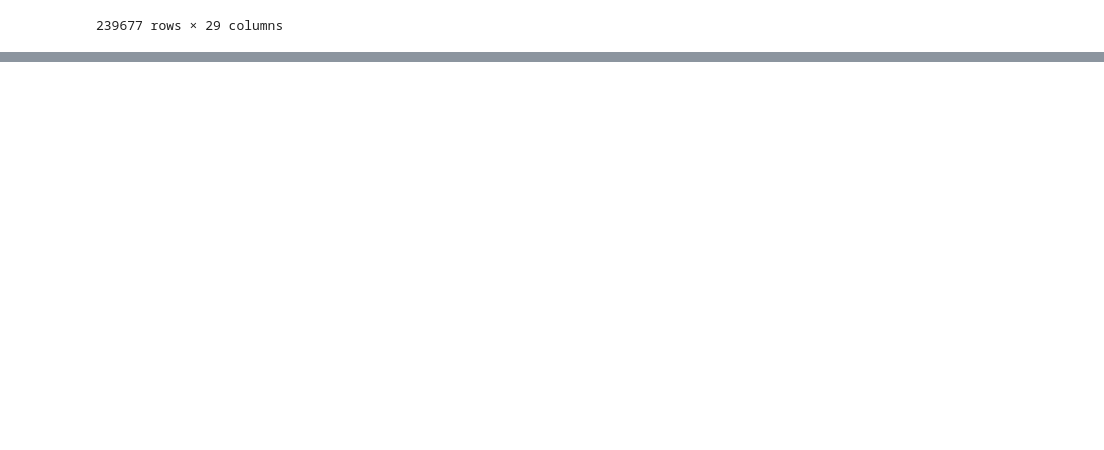
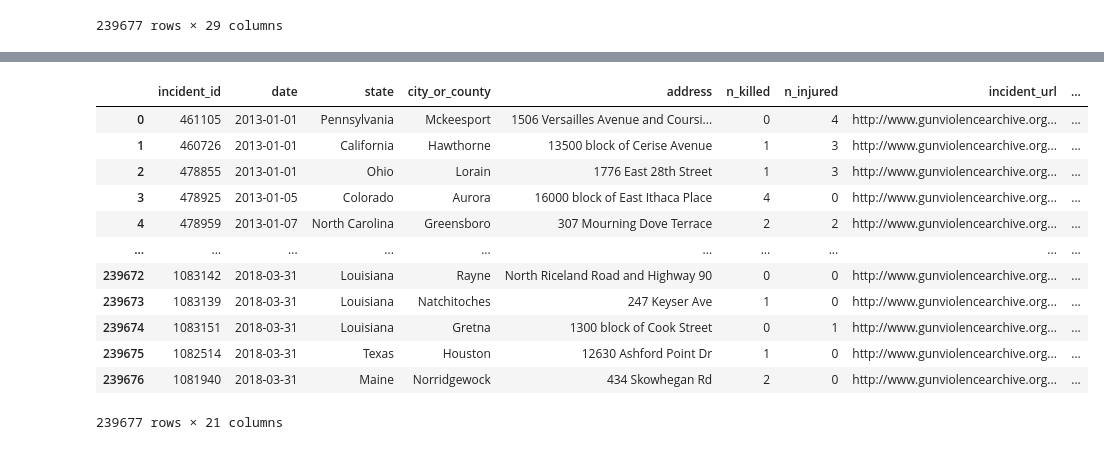
Before and after one commit to Will-Ma-02/will-ma-02.github.io, a Jupyter notebook: Final Project.ipynb, the cells around one changed output, grey strips where cells are left out. Drawn from its saved outputs; the diff is of its cells as text; code cells hidden in the pictures; blank space fills up the shorter version.

```diff
--- a/Final Project.ipynb
+++ b/Final Project.ipynb
@@ -35,0 +55,21 @@ data
+# %%
+columns_to_remove = ["source_url", "congressional_district", "location_description",
+"notes", "participant_name", "sources", "state_house_district", "state_senate_district"]
+
+for column in columns_to_remove:
+    data = data.drop(column, axis = 1)
+data
+# %% [output]
+|  | incident_id | date | state | city_or_county | address | n_killed | n_injured | incident_url | ... |
+| 0 | 461105 | 2013-01-01 | Pennsylvania | Mckeesport | 1506 Versailles Avenue and Coursi... | 0 | 4 | http://www.gunviolencearchive.org... | ... |
+| 1 | 460726 | 2013-01-01 | California | Hawthorne | 13500 block of Cerise Avenue | 1 | 3 | http://www.gunviolencearchive.org... | ... |
+| 2 | 478855 | 2013-01-01 | Ohio | Lorain | 1776 East 28th Street | 1 | 3 | http://www.gunviolencearchive.org... | ... |
+| 3 | 478925 | 2013-01-05 | Colorado | Aurora | 16000 block of East Ithaca Place | 4 | 0 | http://www.gunviolencearchive.org... | ... |
+| 4 | 478959 | 2013-01-07 | North Carolina | Greensboro | 307 Mourning Dove Terrace | 2 | 2 | http://www.gunviolencearchive.org... | ... |
+| ... | ... | ... | ... | ... | ... | ... | ... | ... | ... |
+| 239672 | 1083142 | 2018-03-31 | Louisiana | Rayne | North Riceland Road and Highway 90 | 0 | 0 | http://www.gunviolencearchive.org... | ... |
+| 239673 | 1083139 | 2018-03-31 | Louisiana | Natchitoches | 247 Keyser Ave | 1 | 0 | http://www.gunviolencearchive.org... | ... |
+| 239674 | 1083151 | 2018-03-31 | Louisiana | Gretna | 1300 block of Cook Street | 0 | 1 | http://www.gunviolencearchive.org... | ... |
+| 239675 | 1082514 | 2018-03-31 | Texas | Houston | 12630 Ashford Point Dr | 1 | 0 | http://www.gunviolencearchive.org... | ... |
+| 239676 | 1081940 | 2018-03-31 | Maine | Norridgewock | 434 Skowhegan Rd | 2 | 0 | http://www.gunviolencearchive.org... | ... |
+239677 rows × 21 columns
```
Also changed, not shown: parts of 9 cells of this notebook, 1 other file.
